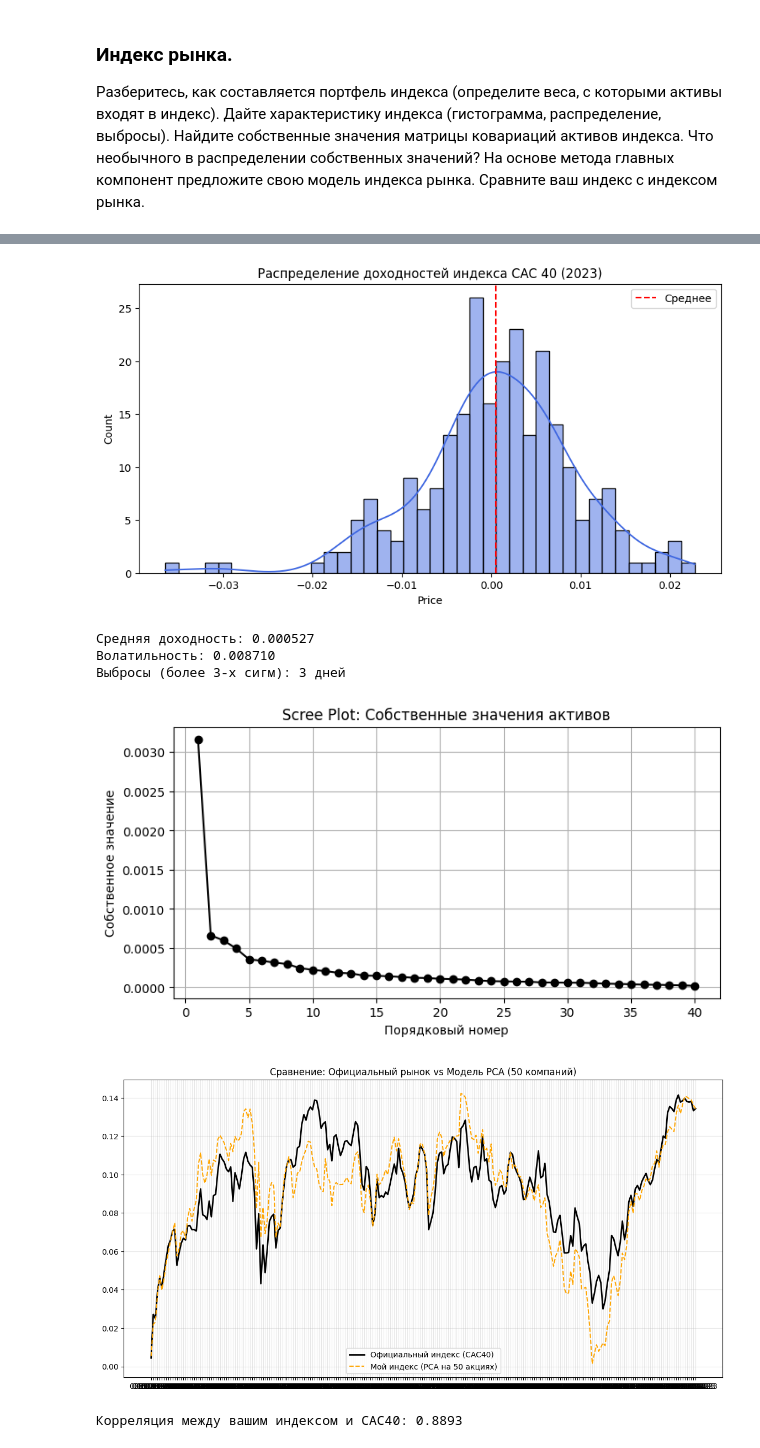
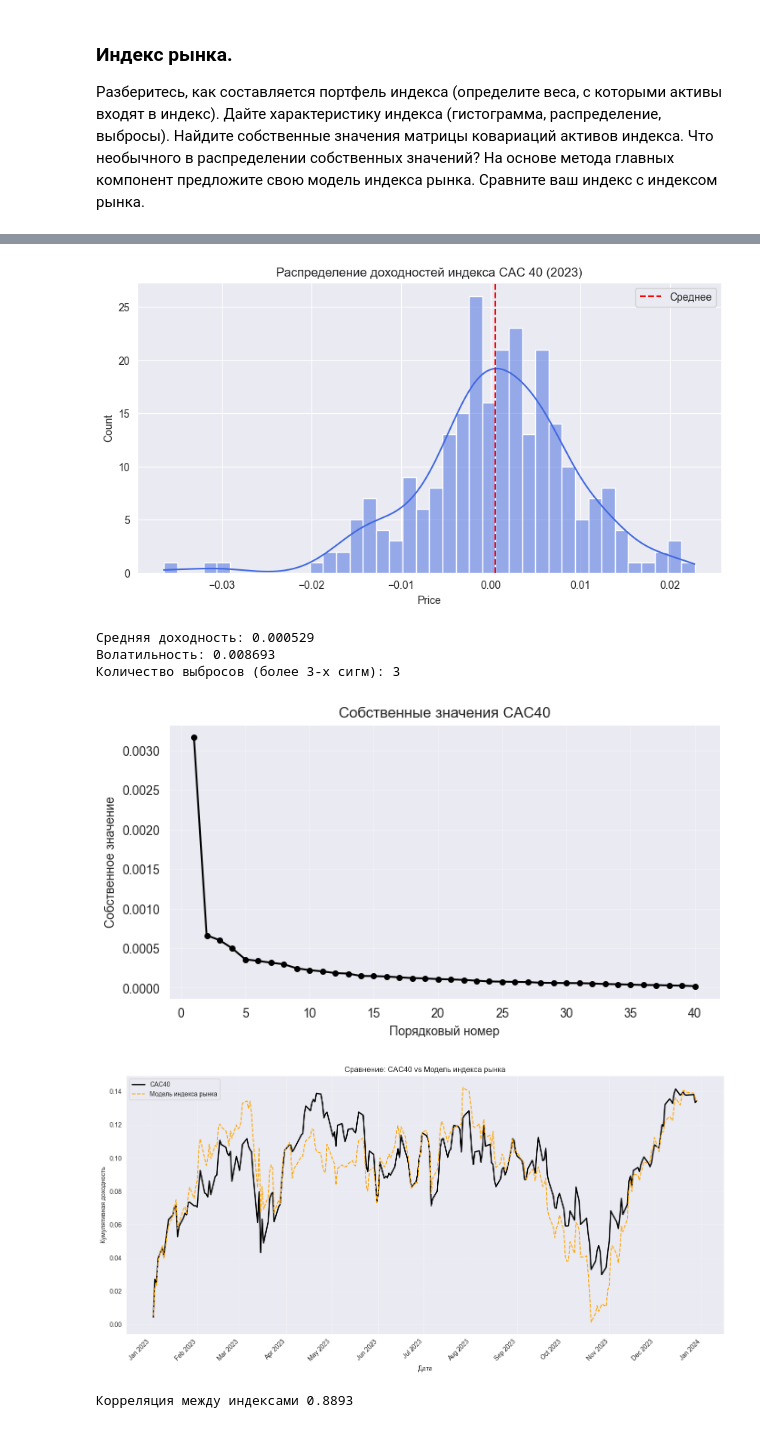
Before and after one commit to DmitriyHSE/Optimal-investment-portfolios, a Jupyter notebook: НИС_ДЗ_2.ipynb, the cells around one changed output, grey strips where cells are left out. Saved outputs shown, nothing was run; the diff lists cells and outputs as text; code cells hidden in the pictures.

```diff
--- a/НИС_ДЗ_2.ipynb
+++ b/НИС_ДЗ_2.ipynb
@@ -1407,71 +1404,78 @@ dtype: float64
 # %%
-# --- 2. ГИСТОГРАММА И ВЫБРОСЫ ---
+y_market = market_returns.iloc[:, 0]
+
 plt.figure(figsize=(10, 5))
-sns.histplot(y, kde=True, bins=40, color='royalblue')
+sns.histplot(y_market, kde=True, bins=40, color='royalblue')
 plt.title('Распределение доходностей индекса CAC 40 (2023)')
-plt.axvline(y.mean(), color='red', linestyle='--', label='Среднее')
+plt.axvline(y_market.mean(), color='red', linestyle='--', label='Среднее')
 plt.legend()
 plt.show()
 
-# Оценка нормальности и выбросов
-z_scores = (y - y.mean()) / y.std()
-outliers = y[np.abs(z_scores) > 3]
+z_scores = (y_market - y_market.mean()) / y_market.std()
+outliers_count = len(y_market[np.abs(z_scores) > 3])
 
-print(f"Средняя доходность: {y.mean():.6f}")
-print(f"Волатильность: {y.std():.6f}")
-print(f"Выбросы (более 3-х сигм): {len(outliers)} дней")
+print(f"Средняя доходность: {y_market.mean():.6f}")
+print(f"Волатильность: {y_market.std():.6f}")
+print(f"Количество выбросов (более 3-х сигм): {outliers_count}")
 # %% [output]
-[figure, old version]
+[figure, new version]
-Средняя доходность: 0.000527
-Волатильность: 0.008710
-Выбросы (более 3-х сигм): 3 дней
+Средняя доходность: 0.000529
+Волатильность: 0.008693
+Количество выбросов (более 3-х сигм): 3
 # %%
-# --- 3. МАТРИЦА КОВАРИАЦИЙ И СОБСТВЕННЫЕ ЗНАЧЕНИЯ ---
-cov_matrix = X.cov()
-eigenvalues = np.linalg.eigvals(cov_matrix)
-eigenvalues = sorted(eigenvalues, reverse=True)
+cov_matrix_40 = X_index.cov()
+eigenvalues = sorted(np.linalg.eigvals(cov_matrix_40), reverse=True)
 
 plt.figure(figsize=(8, 4))
-plt.plot(range(1, len(eigenvalues)+1), eigenvalues, 'o-', color='black')
-plt.title('Scree Plot: Собственные значения активов')
+plt.plot(range(1, len(eigenvalues)+1), eigenvalues, 'o-', color='black', markersize=4)
+plt.title('Собственные значения CAC40')
 plt.ylabel('Собственное значение')
 plt.xlabel('Порядковый номер')
-plt.grid(True)
+plt.grid(True, alpha=0.3)
 plt.show()
 # %% [output]
-[figure, old version]
+[figure, new version]
 # %%
-# 1. Загрузка данных 50 компаний и официального индекса
 stocks_50 = pd.read_csv('french_stocks_50.csv', sep=';', index_col='Date', dayfirst=True)
 market_index = pd.read_csv('CAC40.csv', sep=';', index_col='Date', dayfirst=True)
 
-# 2. Расчет лог-доходностей
-returns_50 = np.log(stocks_50 / stocks_50.shift(1)).dropna()
-returns_market = np.log(market_index / market_index.shift(1)).dropna()
+stocks_50.index = pd.to_datetime(stocks_50.index, dayfirst=True)
+market_index.index = pd.to_datetime(market_index.index, dayfirst=True)
 
-# Синхронизируем даты
+stocks_50_2023 = stocks_50.loc['2023']
+market_index_2023 = market_index.loc['2023']
+
+returns_50 = np.log(stocks_50_2023 / stocks_50_2023.shift(1)).dropna()
+returns_market = np.log(market_index_2023 / market_index_2023.shift(1)).dropna()
+
 common_dates = returns_50.index.intersection(returns_market.index)
 X = returns_50.loc[common_dates]
 y = returns_market.loc[common_dates]
 
-# 3. Применяем PCA к 50 компаниям
 pca = PCA(n_components=1)
-# Наша модель индекса на основе 50 акций
 my_index_pca = pca.fit_transform(X).flatten()
 
-# Масштабируем для сравнения (чтобы волатильность совпадала)
 my_index_scaled = (my_index_pca - my_index_pca.mean()) / my_index_pca.std() * y['Price'].std() + y['Price'].mean()
 
-# 4. Визуальное сравнение
 plt.figure(figsize=(14, 7))
-plt.plot(y.index, y['Price'].cumsum(), label='Официальный индекс (CAC40)', color='black', linewidth=2)
-plt.plot(y.index, my_index_scaled.cumsum(), label='Мой индекс (PCA на 50 акциях)', color='orange', linestyle='--')
-plt.title('Сравнение: Официальный рынок vs Модель PCA (50 компаний)')
+
+plt.plot(y.index, y['Price'].cumsum(), label='CAC40', color='black', linewidth=2)
+plt.plot(y.index, my_index_scaled.cumsum(), label='Модель индекса рынка', color='orange', linestyle='--')
+
+plt.title('Сравнение: CAC40 vs Модель индекса рынка')
+plt.xlabel('Дата')
+plt.ylabel('Кумулятивная доходность')
+
+plt.gca().xaxis.set_major_locator(plt.matplotlib.dates.MonthLocator())
+plt.gca().xaxis.set_major_formatter(plt.matplotlib.dates.DateFormatter('%b %Y'))
+plt.gcf().autofmt_xdate(rotation=45)
+
 plt.legend()
 plt.grid(True, alpha=0.3)
+plt.tight_layout()
 plt.show()
 
-print(f"Корреляция между вашим индексом и CAC40: {np.corrcoef(y['Price'], my_index_pca)[0,1]:.4f}")
+print(f"Корреляция между индексами {np.corrcoef(y['Price'], my_index_pca)[0,1]:.4f}")
 # %% [output]
-[figure, old version]
+[figure, new version]
-Корреляция между вашим индексом и CAC40: 0.8893
+Корреляция между индексами 0.8893
```
Also changed, not shown: parts of 27 cells of this notebook, 1 other file.
